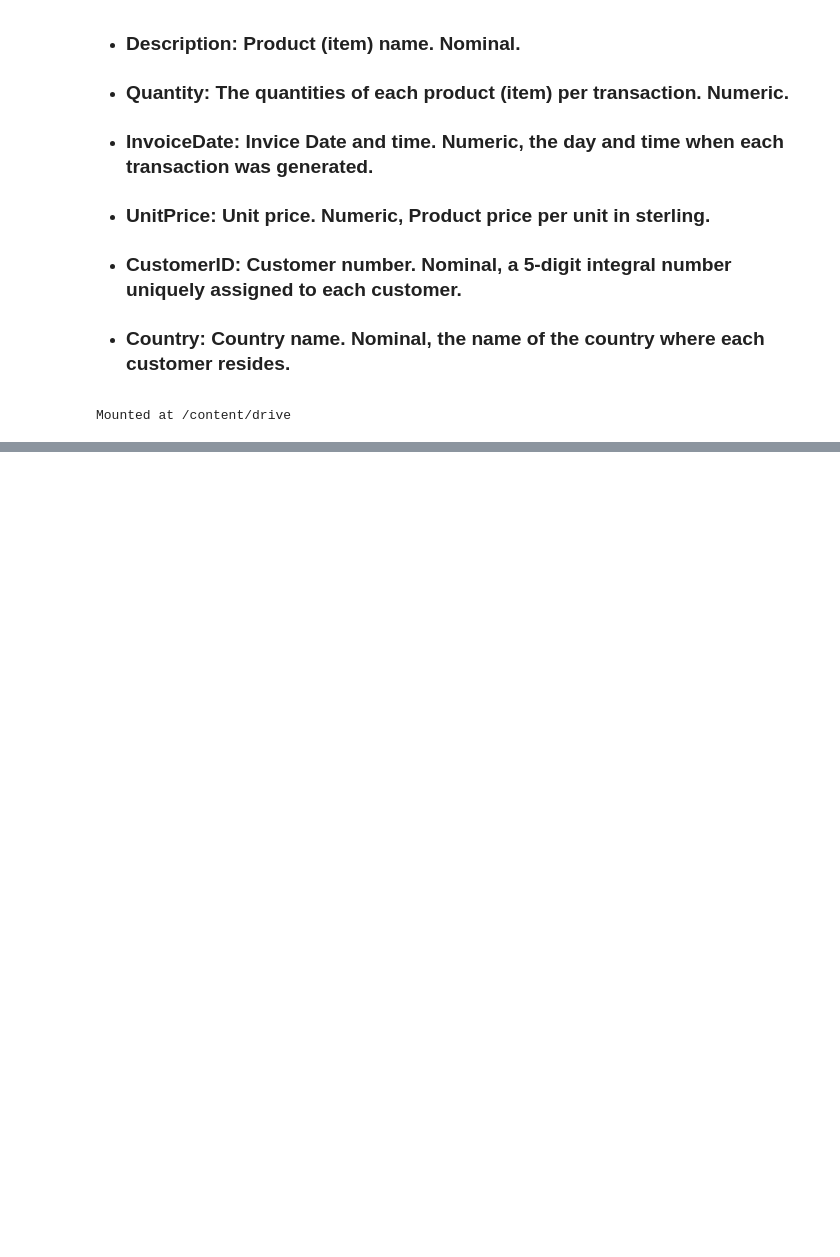
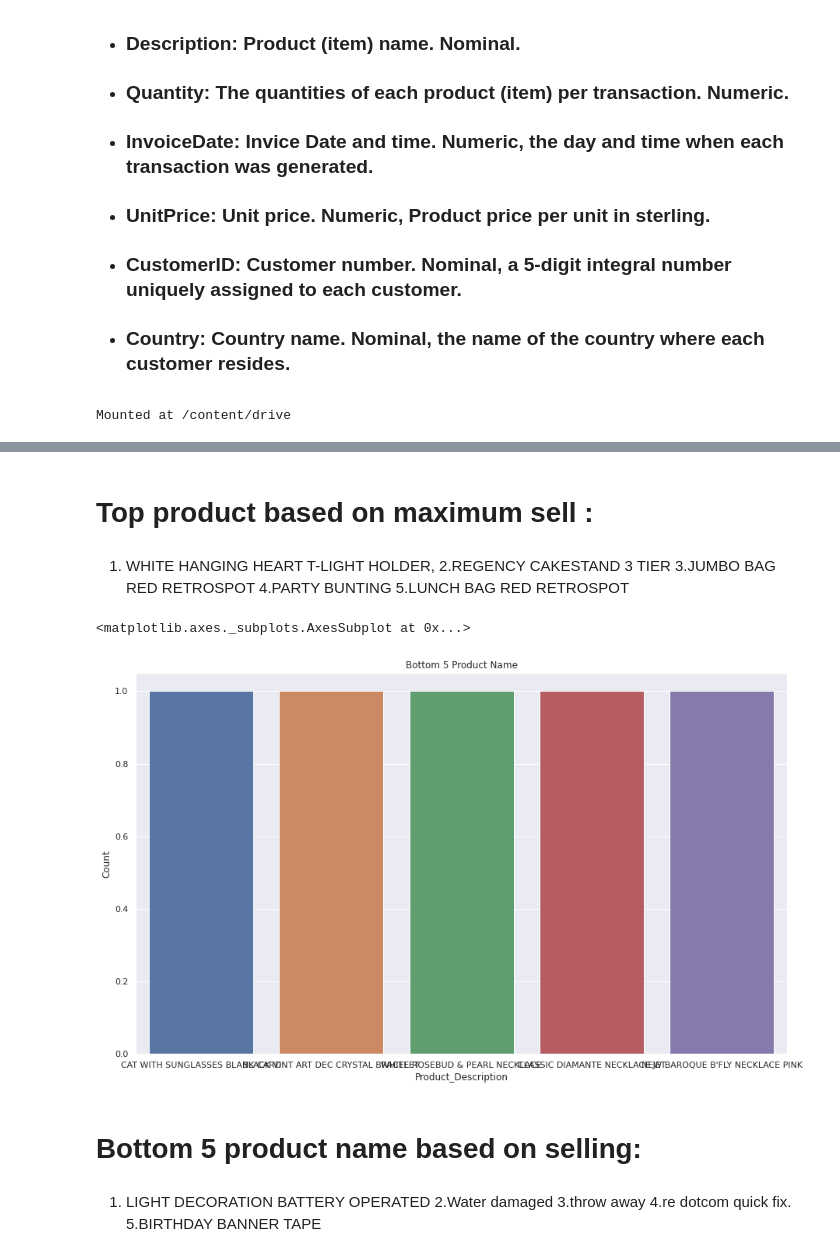
Before and after one commit to anasjy/Online-Retail-Customer-Segmentation, a Jupyter notebook: Online_Retail_Customer_Segmentation_Capstone_Project.ipynb, the cells around one changed output, grey strips where cells are left out. Cells and saved outputs as stored; diff of their text form; code cells hidden in the pictures; blank space fills up the shorter version.

```diff
--- a/Online_Retail_Customer_Segmentation_Capstone_Project.ipynb
+++ b/Online_Retail_Customer_Segmentation_Capstone_Project.ipynb
@@ -44,0 +244,23 @@ df = pd.read_excel('/content/drive/MyDrive/Unsupervised Machine Learning/Online
+# %% [markdown]
+# Top product based on maximum sell :
+# %% [markdown]
+1. WHITE HANGING HEART T-LIGHT HOLDER,
+2.REGENCY CAKESTAND 3 TIER
+3.JUMBO BAG RED RETROSPOT
+4.PARTY BUNTING
+5.LUNCH BAG RED RETROSPOT
+# %%
+plt.figure(figsize=(15,9))
+plt.title('Bottom 5 Product Name')
+sns.barplot(x='Product_Description',y='Count', data=Description_df[-5:])
+# %% [output]
+<matplotlib.axes._subplots.AxesSubplot at 0x...>
+[figure, added]
+# %% [markdown]
+# **Bottom 5 product name based on selling:**
+# %% [markdown]
+1. LIGHT DECORATION BATTERY OPERATED
+2.Water damaged
+3.throw away
+4.re dotcom quick fix.
+5.BIRTHDAY BANNER TAPE
```
Also changed, not shown: parts of 45 cells of this notebook.
